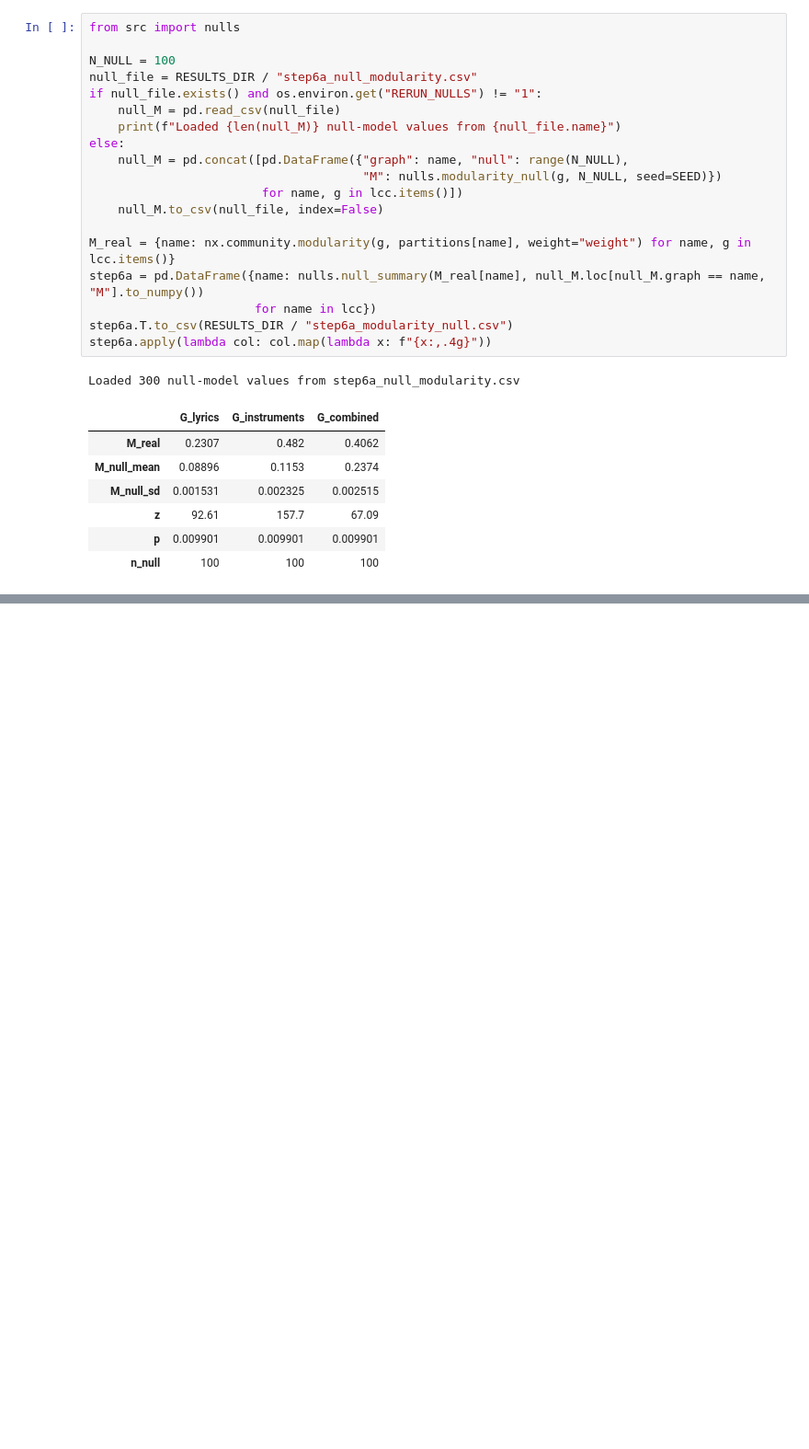
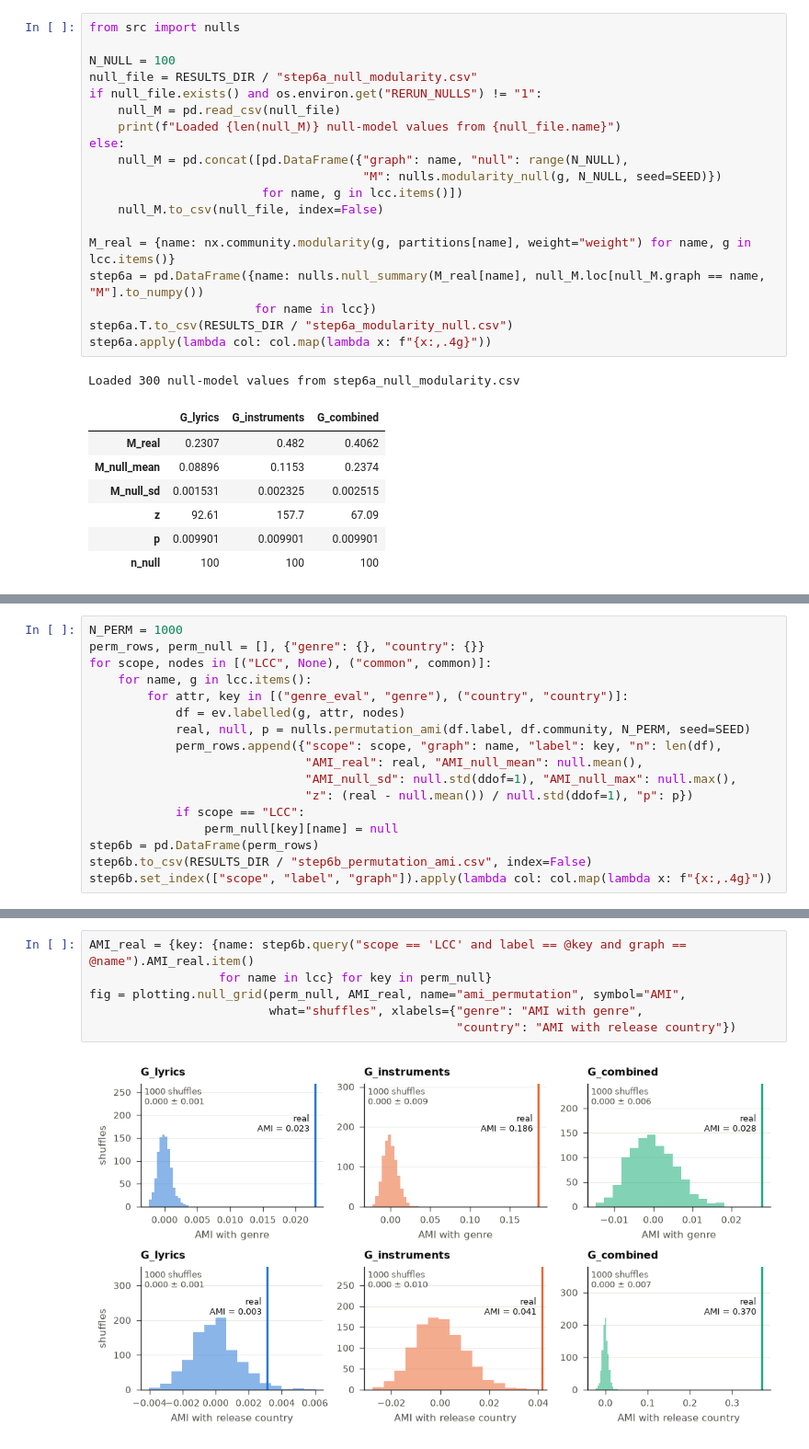
Before and after one commit to CRisager/SocialGraphs_FinalProject, a Jupyter notebook: notebooks/analysis.ipynb, the cells around one changed output, grey strips where cells are left out. Shown at 92% size. Drawn from its saved outputs; the diff is of its cells as text; blank space fills up the shorter version.

Commit message:
Step 6B: permutation test of AMI for genre and country
Co-Authored-By: Claude Opus 5.5 <noreply@anthropic.com>

```diff
--- a/notebooks/analysis.ipynb
+++ b/notebooks/analysis.ipynb
@@ -561,0 +570,17 @@ fig = plotting.null_panels({name: null_M.loc[null_M.graph == name, "M"].to_numpy
+# %%
+N_PERM = 1000
+perm_rows, perm_null = [], {"genre": {}, "country": {}}
+for scope, nodes in [("LCC", None), ("common", common)]:
+    for name, g in lcc.items():
+        for attr, key in [("genre_eval", "genre"), ("country", "country")]:
+            df = ev.labelled(g, attr, nodes)
+            real, null, p = nulls.permutation_ami(df.label, df.community, N_PERM, seed=SEED)
+            perm_rows.append({"scope": scope, "graph": name, "label": key, "n": len(df),
+                              "AMI_real": real, "AMI_null_mean": null.mean(),
+                              "AMI_null_sd": null.std(ddof=1), "AMI_null_max": null.max(),
+                              "z": (real - null.mean()) / null.std(ddof=1), "p": p})
+            if scope == "LCC":
+                perm_null[key][name] = null
+step6b = pd.DataFrame(perm_rows)
+step6b.to_csv(RESULTS_DIR / "step6b_permutation_ami.csv", index=False)
+step6b.set_index(["scope", "label", "graph"]).apply(lambda col: col.map(lambda x: f"{x:,.4g}"))
@@ -561,0 +602,8 @@ fig = plotting.null_panels({name: null_M.loc[null_M.graph == name, "M"].to_numpy
+# %%
+AMI_real = {key: {name: step6b.query("scope == 'LCC' and label == @key and graph == @name").AMI_real.item()
+                  for name in lcc} for key in perm_null}
+fig = plotting.null_grid(perm_null, AMI_real, name="ami_permutation", symbol="AMI",
+                         what="shuffles", xlabels={"genre": "AMI with genre",
+                                                   "country": "AMI with release country"})
+# %% [output]
+[figure, added]
```
Also changed, not shown: parts of 3 cells of this notebook, 11 other files.
